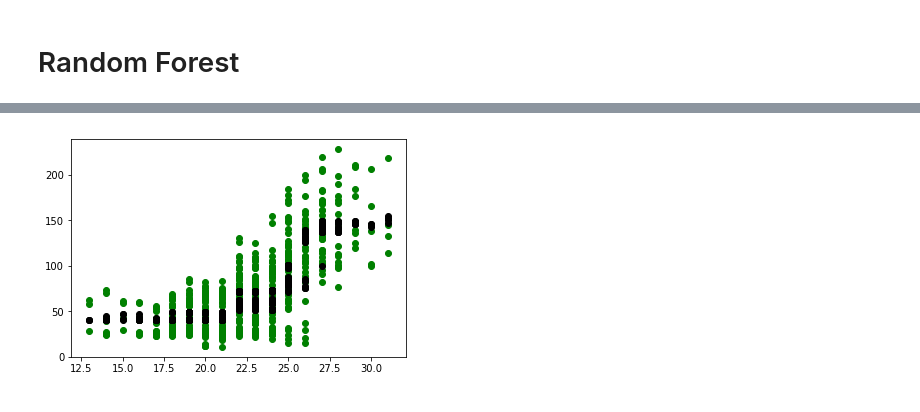
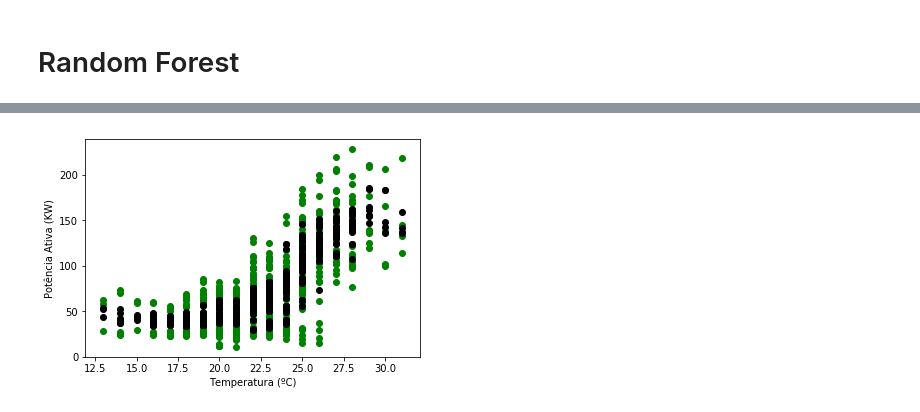
Before and after one commit to LeonardoSanBenitez/Loris-Industrial-Intelligence, a Jupyter notebook: pythonCodes/01 - WeatherRegression/All campus/Fpolis.ipynb, the cells around one changed output, grey strips where cells are left out. Drawn from its saved outputs; the diff is of its cells as text; code cells hidden in the pictures.

Commit message:
taking more graphs

```diff
--- a/pythonCodes/01 - WeatherRegression/All campus/Fpolis.ipynb
+++ b/pythonCodes/01 - WeatherRegression/All campus/Fpolis.ipynb
@@ -209,6 +219,6 @@ plt.grid(True)
 # %%
 # Random Forest
-model2 = RandomForestRegressor(max_depth=3, n_estimators=100)
+model2 = RandomForestRegressor(max_depth=6, n_estimators=100)
 model2.fit(X_train,y_train)
 
 # Model Evaluation
@@ -243,7 +253,8 @@ plt.grid(True)
 # %%
 plt.scatter(X['temp_celsius'], y,color='g')
 plt.scatter(X['temp_celsius'], model2.predict(X),color='k')
-
+plt.xlabel("Temperatura (ºC)")
+plt.ylabel("Potência Ativa (KW)")
 plt.show()
 # %% [output]
-[figure, old version]
+[figure, new version]
```
Also changed, not shown: parts of 10 cells of this notebook, 1 other file.
